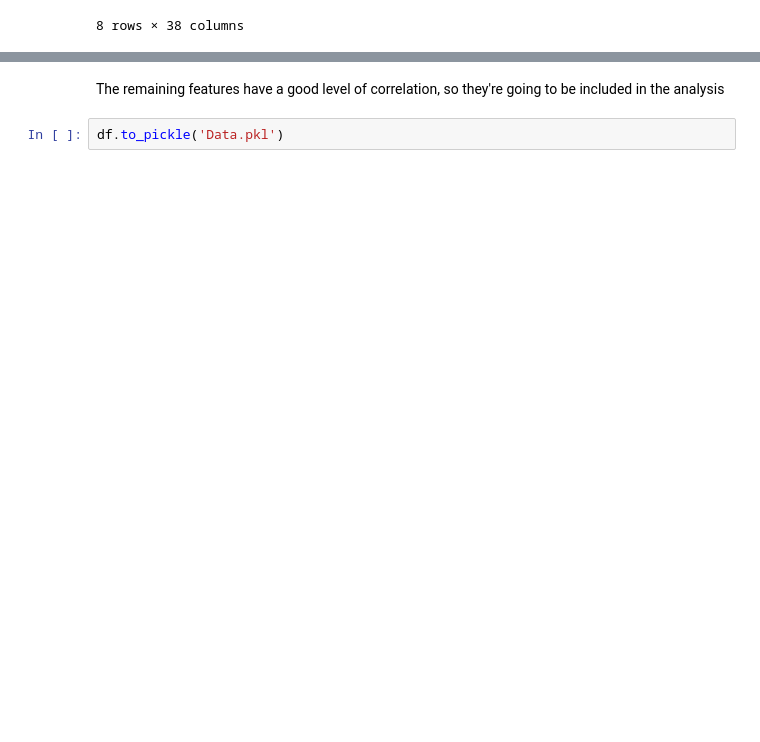
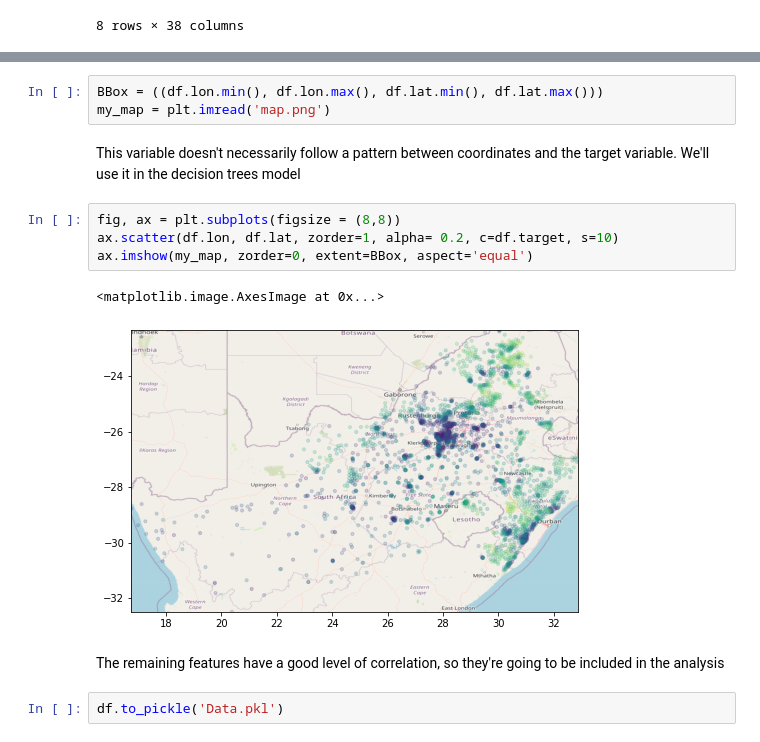
Before and after one commit to LinddM/Female-Headed-Households-Analysis, a Jupyter notebook: Analysis/EDA.ipynb, the cells around one changed output, grey strips where cells are left out. Cells and saved outputs as stored; diff of their text form; blank space fills up the shorter version.

```diff
--- a/Analysis/EDA.ipynb
+++ b/Analysis/EDA.ipynb
@@ -369,3 +370,15 @@ array([[<AxesSubplot:title={'center':'target'}>,
+# %%
+BBox = ((df.lon.min(), df.lon.max(), df.lat.min(), df.lat.max()))
+my_map = plt.imread('map.png')
+# %% [markdown]
+This variable doesn't necessarily follow a pattern between coordinates and the target variable. We'll use it in the decision trees model
+# %%
+fig, ax = plt.subplots(figsize = (8,8))
+ax.scatter(df.lon, df.lat, zorder=1, alpha= 0.2, c=df.target, s=10)
+ax.imshow(my_map, zorder=0, extent=BBox, aspect='equal')
+# %% [output]
+<matplotlib.image.AxesImage at 0x...>
+[figure, added]
 # %% [markdown]
 The remaining features have a good level of correlation, so they're going to be included in the analysis
 # %%
```
Also changed, not shown: parts of 4 cells of this notebook, 3 other files.
